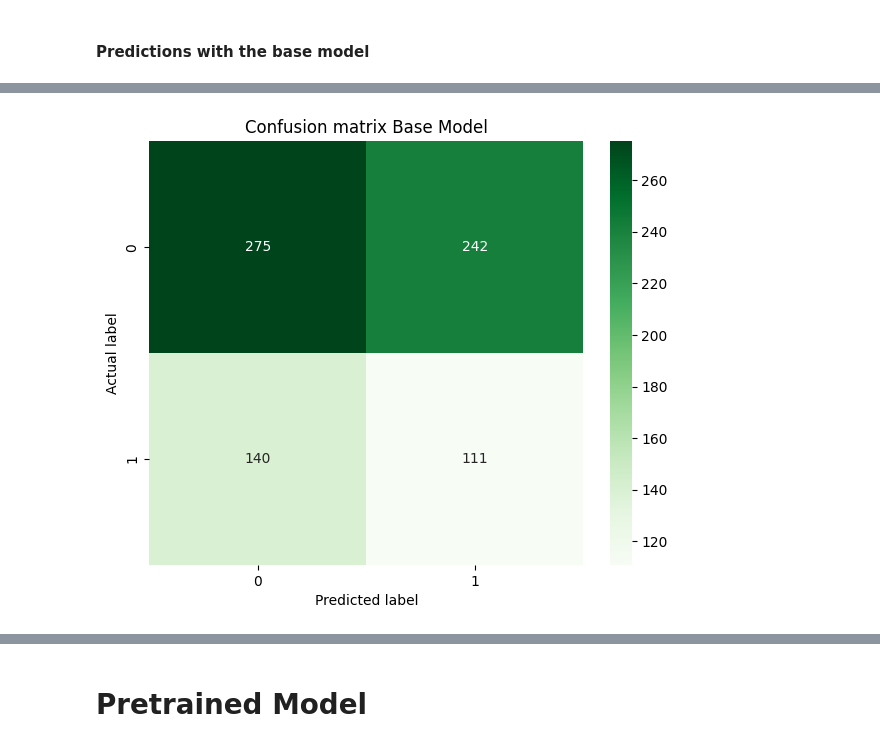
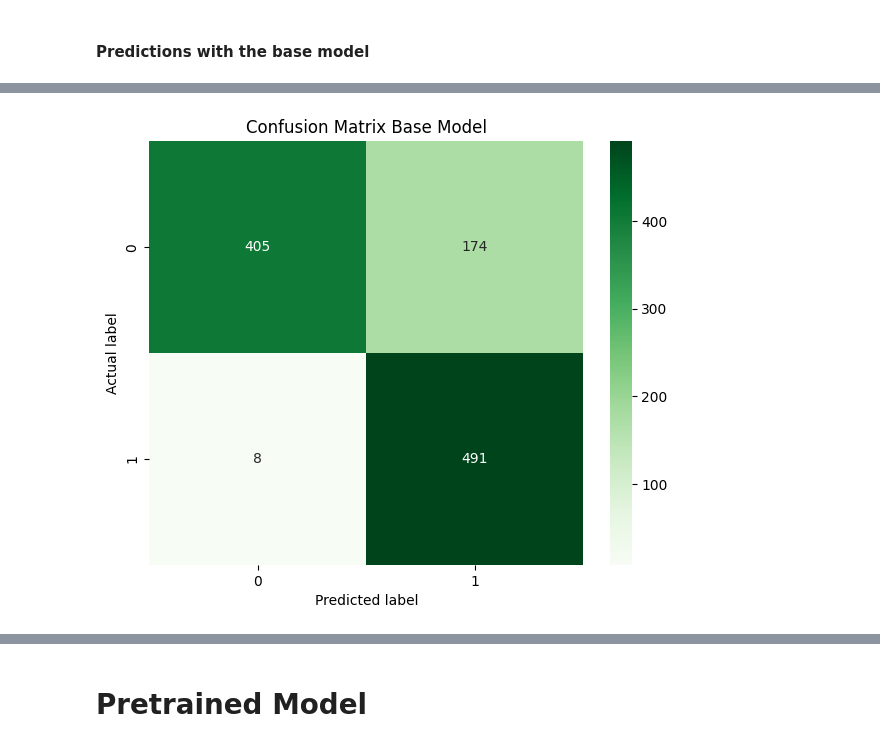
Before and after one commit to t0nychopp3r/swiss_topo, a Jupyter notebook: CNN/swisstopo_cnn.ipynb, the cells around one changed output, grey strips where cells are left out. Cells and saved outputs as stored; diff of their text form; code cells hidden in the pictures.

Commit message:
Finetuned Pretrained Model

```diff
--- a/CNN/swisstopo_cnn.ipynb
+++ b/CNN/swisstopo_cnn.ipynb
@@ -352,7 +354,8 @@ test_generator = test_datagen.flow_from_directory(
     test_dir,
     target_size = (125,125),
     batch_size = 32,
-    class_mode = 'binary')
+    class_mode = 'binary',
+    shuffle=False)
 
 test_loss, test_acc = base_model.evaluate(test_generator)
 print('test acc:', test_acc)
@@ -390,13 +376,14 @@ y_pred = np.round(y_pred)
 # %%
 #plot confusion matrix for test data
 cm = confusion_matrix(test_generator.classes, y_pred)
 
 # plot the confusion matrix
 plt.figure(figsize=(7,5.5))
 sns.heatmap(cm, annot=True, fmt="d", cmap='Greens')
-plt.title('Confusion matrix Base Model')
+plt.title('Confusion Matrix Base Model')
 plt.ylabel('Actual label')
 plt.xlabel('Predicted label')
+plt.savefig('Plots/Base_Model/BaseModel_ConfusuinMatirx.png')
 plt.show()
 # %% [output]
-[figure, old version]
+[figure, new version]
```
Also changed, not shown: parts of 21 cells of this notebook, 9 other files.
